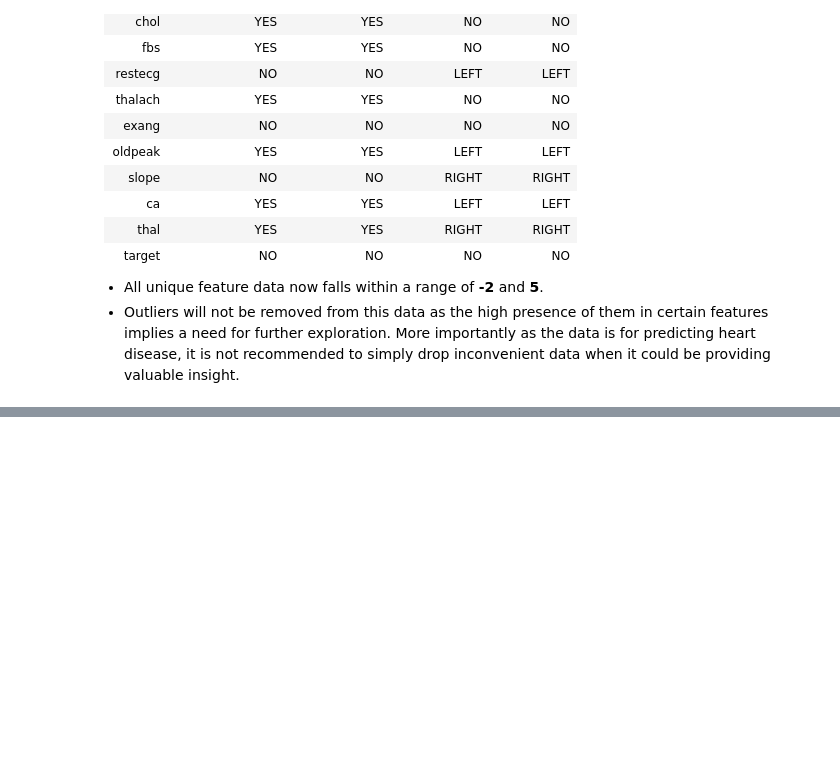
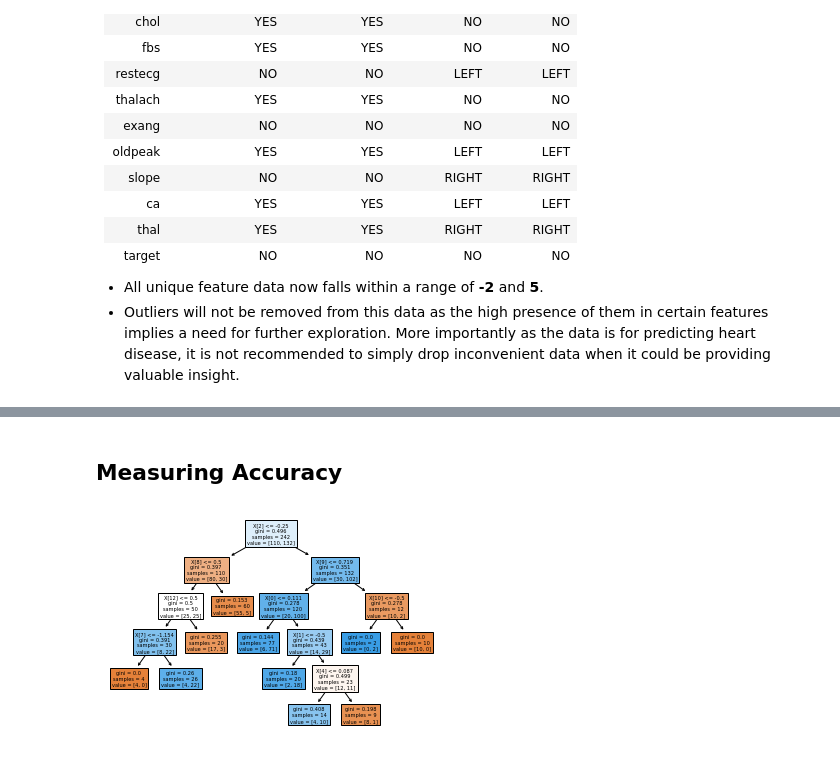
Before and after one commit to catstacks/TDADSAssignments, a Jupyter notebook: Neural_Networks.ipynb, the cells around one changed output, grey strips where cells are left out. Drawn from its saved outputs; the diff is of its cells as text; code cells hidden in the pictures; blank space fills up the shorter version.

```diff
--- a/Neural_Networks.ipynb
+++ b/Neural_Networks.ipynb
@@ -334,3 +335,6 @@ The table below demonstrates that the existence of outliers and skews for each f
 
 - All unique feature data now falls within a range of **-2** and **5**.
 - Outliers will not be removed from this data as the high presence of them in certain features implies a need for further exploration. More importantly as the data is for predicting heart disease, it is not recommended to simply drop inconvenient data when it could be providing valuable insight.
+# %%
+rscaled_heart_df = pd.DataFrame(data=Rscaled_heart, columns=(['age', 'sex','cp', 'trestbps', 'chol', 'fbs', 'restecg', 'thalach', 'exang', 'oldpeak', 'slope', 'ca', 'thal', 'target']))
+rscaled_heart_df.describe() # Note below that all features now have a median value of 0
@@ -336,0 +371,25 @@ The table below demonstrates that the existence of outliers and skews for each f
+# %% [markdown]
+## Measuring Accuracy
+# %%
+# Define X and y for train test split
+
+X = rscaled_heart_df.drop(columns=['target'])
+y = rscaled_heart_df['target']
+
+X_train, X_test, y_train, y_test = train_test_split(X, y, test_size=0.2, random_state=56) # creates training and test sets
+
+
+## CREATE DESCISION TREE
+
+model = DecisionTreeClassifier(max_leaf_nodes=10)
+model.fit(X_train, y_train)
+
+
+## CREATE NEW PREDICTIONS
+
+predictions = model.predict_proba(X_test)[:, 1]
+# %%
+tree.plot_tree(model, filled=True)
+plt.show()
+# %% [output]
+[figure, added]
```
Also changed, not shown: parts of 6 cells of this notebook.
